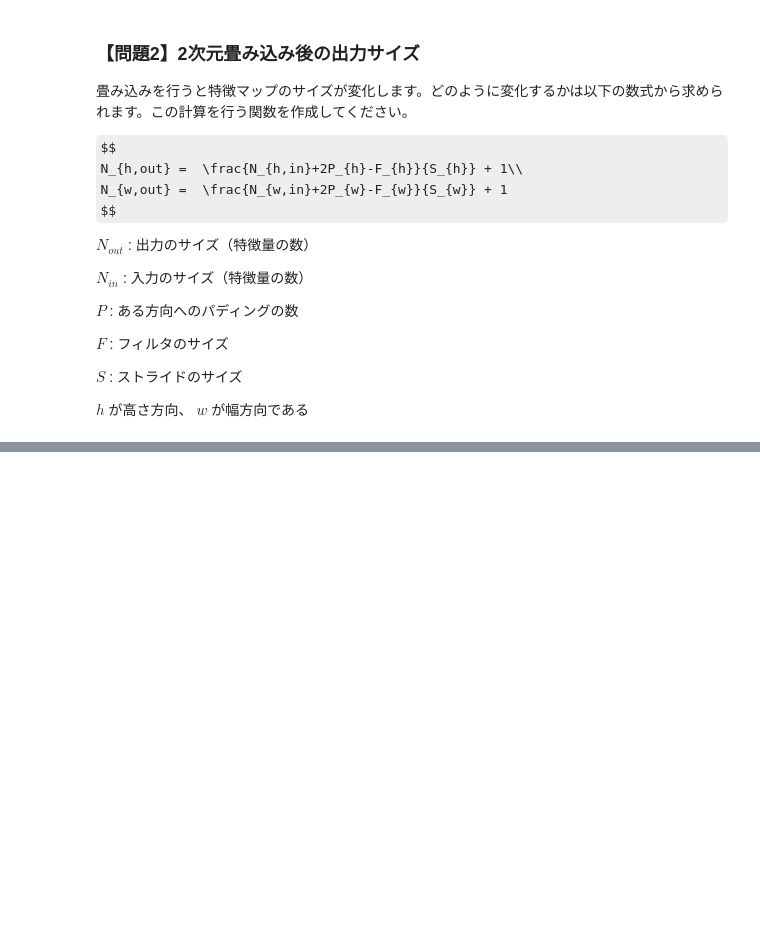
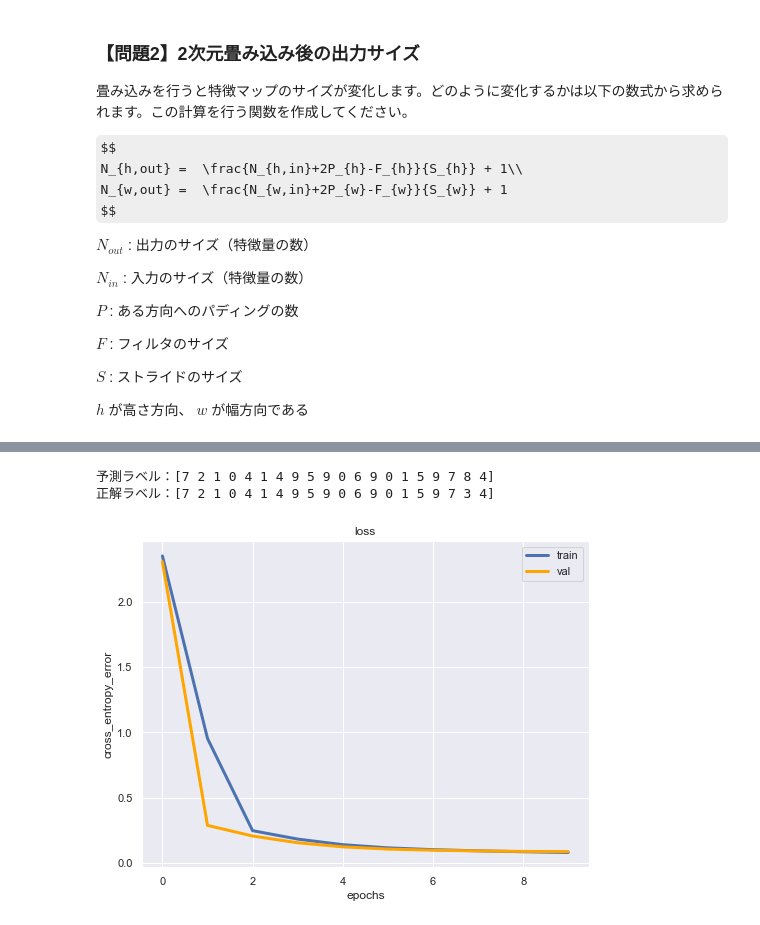
Before and after one commit to kamikami1107/diveintocode-ml, a Jupyter notebook: Sprint12-CNN2.ipynb, the cells around one changed output, grey strips where cells are left out. Saved outputs shown, nothing was run; the diff lists cells and outputs as text; code cells hidden in the pictures; some formulas as TeX source; blank space fills up the shorter version.

```diff
--- a/Sprint12-CNN2.ipynb
+++ b/Sprint12-CNN2.ipynb
@@ -208,0 +866,15 @@ class Conv2d:
+# %%
+# 型変換、正規化
+from sklearn.model_selection import train_test_split
+X_train = X_train.astype(np.float)
+X_test = X_test.astype(np.float)
+X_train /= 255
+X_test /= 255
+
+X_train = X_train.reshape(-1, 1, 28, 28)
+X_test = X_test.reshape(-1, 1, 28, 28)
+
+X_train, X_val, y_train, y_val = train_test_split(
+    X_train, y_train, test_size=0.2)
+print(X_train.shape)  # (48000, 784)
+print(X_val.shape)  # (12000, 784)
@@ -208,0 +884,9 @@ class Conv2d:
+# %%
+# 正解ラベル値をone-hotエンコーディング
+from sklearn.preprocessing import OneHotEncoder
+enc = OneHotEncoder(handle_unknown='ignore', sparse=False)
+y_train_one_hot = enc.fit_transform(y_train[:, np.newaxis])
+y_test_one_hot = enc.transform(y_test[:, np.newaxis])
+print(y_train.shape)  # (60000,)
+print(y_train_one_hot.shape)  # (60000, 10)
+print(y_train_one_hot.dtype)  # float64
@@ -208,0 +897,7 @@ class Conv2d:
+# %%
+# 検証データ、テストデータもone-hot表現に変換する
+y_val_one_hot = enc.fit_transform(y_val[:, np.newaxis])
+print(y_val_one_hot.shape)
+y_test_one_hot = enc.fit_transform(y_test[:, np.newaxis])
+print(y_test_one_hot.shape)
+(12000, 10)
@@ -208,0 +908,4 @@ class Conv2d:
+# %%
+# 学習
+dnnc = Scratch2dCNNClassifier(verbose=True)
+dnnc.fit(X_train, y_train_one_hot, X_val, y_val_one_hot)
@@ -208,0 +987,14 @@ class Conv2d:
+# %%
+# 推定
+y_pred = dnnc.predict(X_test)
+
+print("予測ラベル：{}".format(y_pred[:20]))
+print("正解ラベル：{}".format(y_test[:20]))
+# %% [output]
+予測ラベル：[7 2 1 0 4 1 4 9 5 9 0 6 9 0 1 5 9 7 8 4]
+正解ラベル：[7 2 1 0 4 1 4 9 5 9 0 6 9 0 1 5 9 7 3 4]
+# %%
+# 可視化する
+dnnc.graphs()
+# %% [output]
+[figure, added]
```
Also changed, not shown: parts of 40 cells of this notebook.
